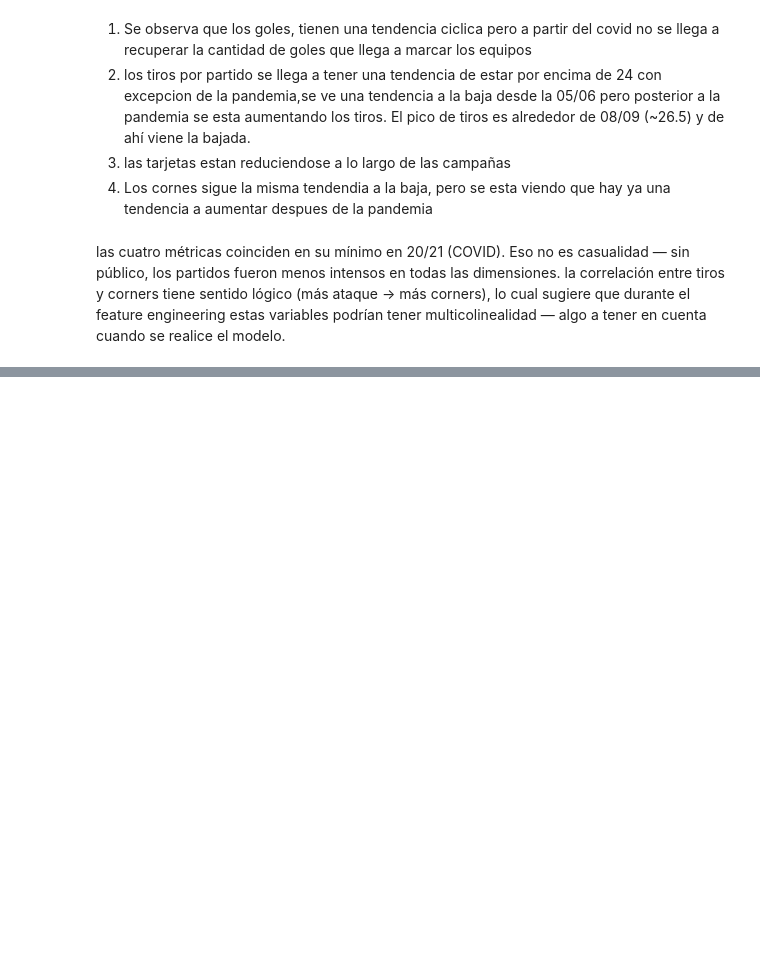
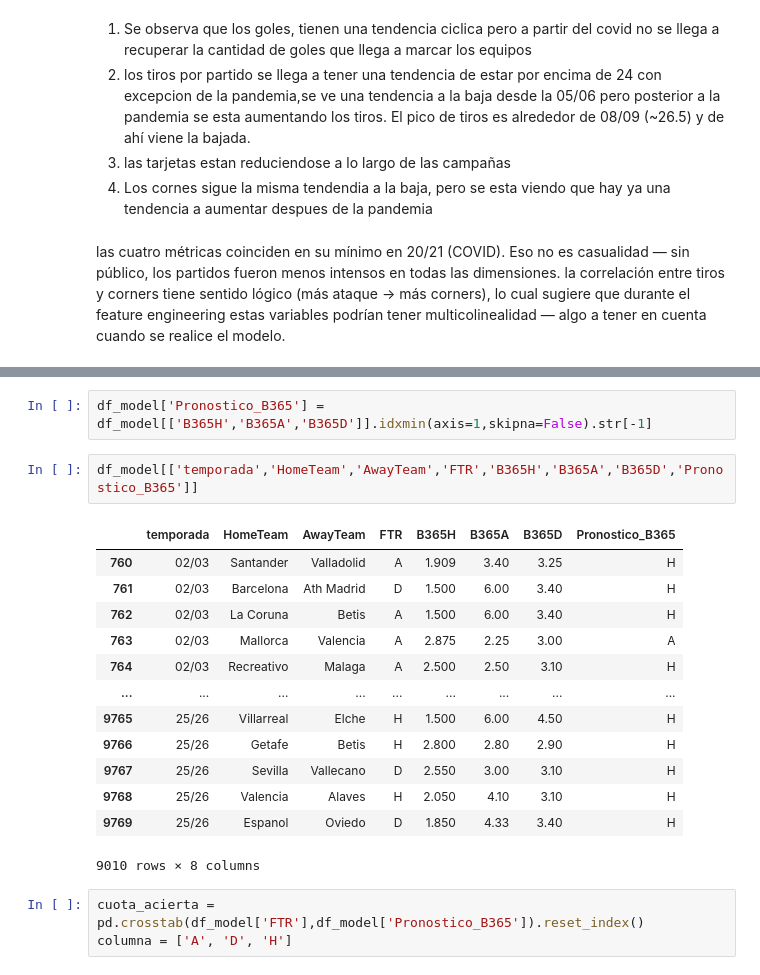
Before and after one commit to geraldb1/AnalisisFutbol, a Jupyter notebook: Script/03_EDA.ipynb, the cells around one changed output, grey strips where cells are left out. Cells and saved outputs as stored; diff of their text form; blank space fills up the shorter version.

```diff
--- a/Script/03_EDA.ipynb
+++ b/Script/03_EDA.ipynb
@@ -624,0 +695,21 @@ la correlación entre tiros y corners tiene sentido lógico (más ataque → má
+# %%
+df_model['Pronostico_B365'] = df_model[['B365H','B365A','B365D']].idxmin(axis=1,skipna=False).str[-1]
+# %%
+df_model[['temporada','HomeTeam','AwayTeam','FTR','B365H','B365A','B365D','Pronostico_B365']]
+# %% [output]
+|  | temporada | HomeTeam | AwayTeam | FTR | B365H | B365A | B365D | Pronostico_B365 |
+| 760 | 02/03 | Santander | Valladolid | A | 1.909 | 3.40 | 3.25 | H |
+| 761 | 02/03 | Barcelona | Ath Madrid | D | 1.500 | 6.00 | 3.40 | H |
+| 762 | 02/03 | La Coruna | Betis | A | 1.500 | 6.00 | 3.40 | H |
+| 763 | 02/03 | Mallorca | Valencia | A | 2.875 | 2.25 | 3.00 | A |
+| 764 | 02/03 | Recreativo | Malaga | A | 2.500 | 2.50 | 3.10 | H |
+| ... | ... | ... | ... | ... | ... | ... | ... | ... |
+| 9765 | 25/26 | Villarreal | Elche | H | 1.500 | 6.00 | 4.50 | H |
+| 9766 | 25/26 | Getafe | Betis | H | 2.800 | 2.80 | 2.90 | H |
+| 9767 | 25/26 | Sevilla | Vallecano | D | 2.550 | 3.00 | 3.10 | H |
+| 9768 | 25/26 | Valencia | Alaves | H | 2.050 | 4.10 | 3.10 | H |
+| 9769 | 25/26 | Espanol | Oviedo | D | 1.850 | 4.33 | 3.40 | H |
+9010 rows × 8 columns
+# %%
+cuota_acierta = pd.crosstab(df_model['FTR'],df_model['Pronostico_B365']).reset_index()
+columna = ['A', 'D', 'H']
```
Also changed, not shown: parts of 13 cells of this notebook.
